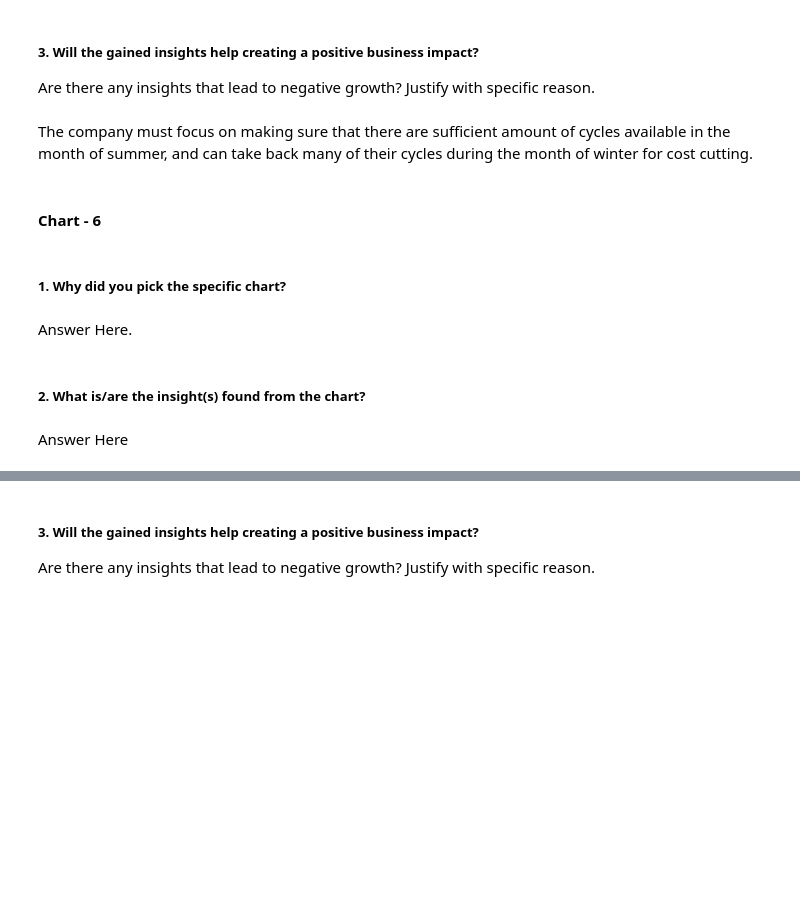
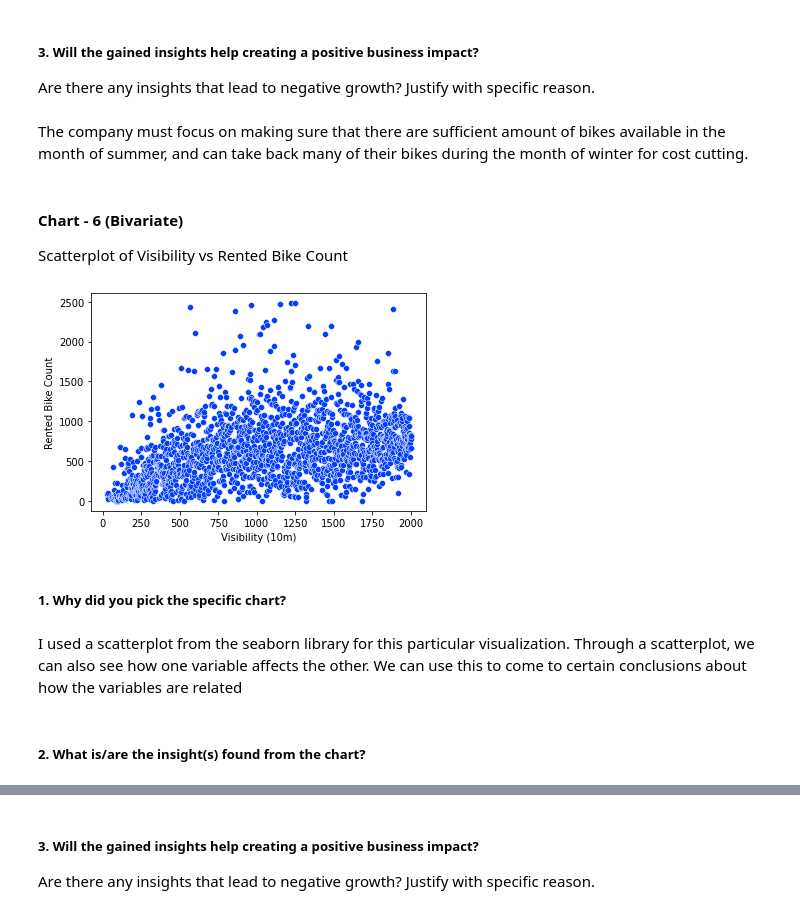
Before and after one commit to Sharath670/Linear-Regression-Capstone-Proj-2-, a Jupyter notebook: Capstone_Project_2(Linear_Regression).ipynb, the cells around one changed output, grey strips where cells are left out. Cells and saved outputs as stored; diff of their text form; code cells hidden in the pictures; blank space fills up the shorter version.

```diff
--- a/Capstone_Project_2(Linear_Regression).ipynb
+++ b/Capstone_Project_2(Linear_Regression).ipynb
@@ -282,3 +282,6 @@ df.groupby('Temperature(°C)')['Rented Bike Count'].sum().sort_values(ascending=
 # %%
 #Extracting month from date to create a new column called month
 df['month']=df['Date'].apply(lambda x: x[3:5])
+# %%
+#Extracting year from date to create a new column called year
+df['year']=df['Date'].apply(lambda x: x[6:10])
@@ -522,6 +534,4 @@ From this chart, I can see that summer has the most number of bike rentals where
 ##### 3. Will the gained insights help creating a positive business impact?
 Are there any insights that lead to negative growth? Justify with specific reason.
 # %% [markdown]
-The company must focus on making sure that there are sufficient amount of cycles available in the month of summer, and can take back many of their cycles during the month of winter for cost cutting.
+The company must focus on making sure that there are sufficient amount of bikes available in the month of summer, and can take back many of their bikes during the month of winter for cost cutting.
-# %% [markdown]
-#### Chart - 6
@@ -530,8 +538,16 @@ The company must focus on making sure that there are sufficient amount of cycles
+# %% [markdown]
+#### Chart - 6 (Bivariate)
+Scatterplot of Visibility vs Rented Bike Count
+# %%
+# Chart - 6 visualization code
+q=df.groupby('Visibility (10m)')['Rented Bike Count'].mean().reset_index()
+sns.scatterplot(x =q['Visibility (10m)'], y=q['Rented Bike Count'])
+plt.show()
+# %% [output]
+[figure, added]
 # %% [markdown]
 ##### 1. Why did you pick the specific chart?
-# %% [markdown]
-Answer Here.
+# %% [markdown]
+I used a scatterplot from the seaborn library for this particular visualization. Through a scatterplot, we can also see how one variable affects the other. We can use this to come to certain conclusions about how the variables are related
 # %% [markdown]
 ##### 2. What is/are the insight(s) found from the chart?
-# %% [markdown]
-Answer Here
```
Also changed, not shown: parts of 71 cells of this notebook.
